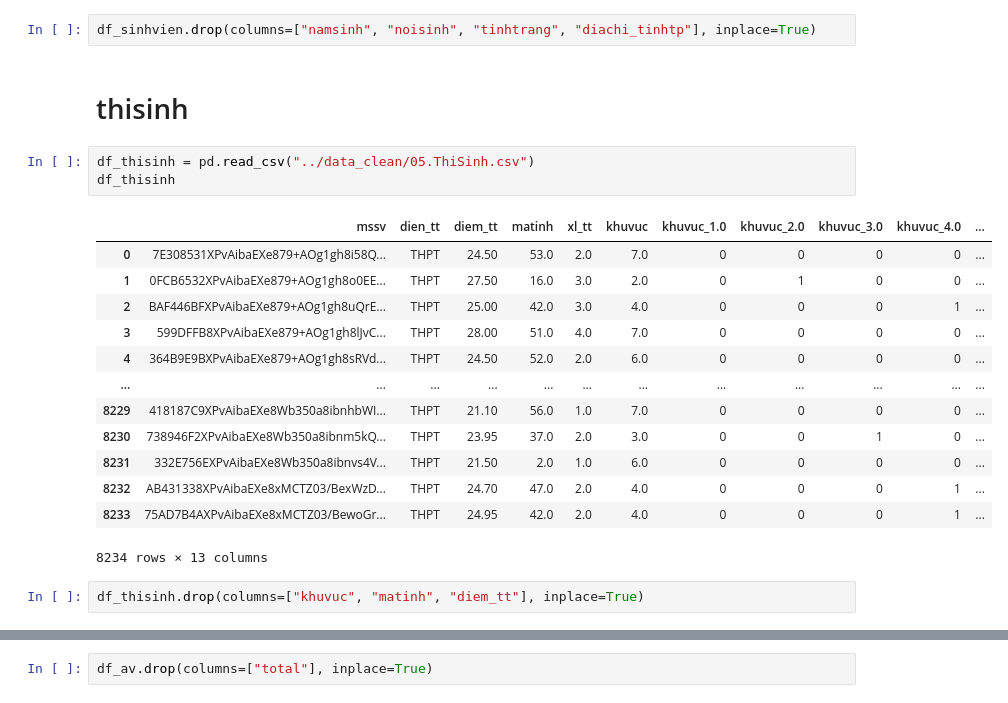
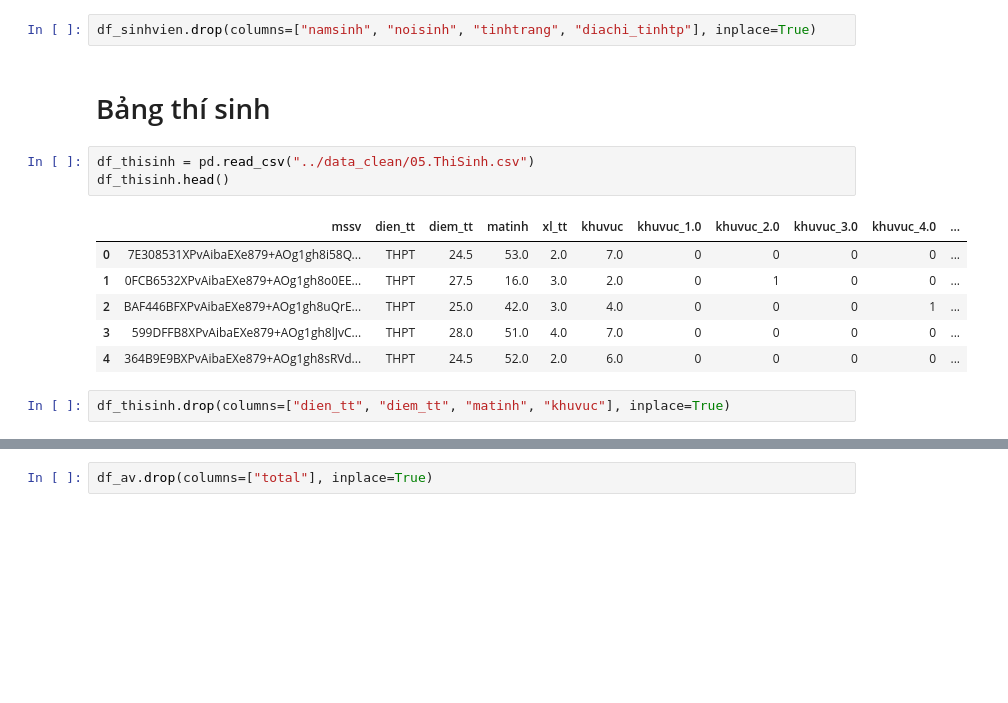
Before and after one commit to anhducbuui270802/Educational_DataMining, a Jupyter notebook: TEST_CLASSIFICATION/main.ipynb, the cells around one changed output, grey strips where cells are left out. Drawn from its saved outputs; the diff is of its cells as text; blank space fills up the shorter version.

```diff
--- a/TEST_CLASSIFICATION/main.ipynb
+++ b/TEST_CLASSIFICATION/main.ipynb
@@ -25,23 +18,16 @@ df_sinhvien
 # %%
 df_sinhvien.drop(columns=["namsinh", "noisinh", "tinhtrang", "diachi_tinhtp"], inplace=True)
-# %% [markdown]
-# thisinh
+# %% [markdown]
+# Bảng thí sinh
 # %%
 df_thisinh = pd.read_csv("../data_clean/05.ThiSinh.csv")
-df_thisinh
+df_thisinh.head()
 # %% [output]
 |  | mssv | dien_tt | diem_tt | matinh | xl_tt | khuvuc | khuvuc_1.0 | khuvuc_2.0 | khuvuc_3.0 | khuvuc_4.0 | ... |
-| 0 | 7E308531XPvAibaEXe879+AOg1gh8i58Q... | THPT | 24.50 | 53.0 | 2.0 | 7.0 | 0 | 0 | 0 | 0 | ... |
-| 1 | 0FCB6532XPvAibaEXe879+AOg1gh8o0EE... | THPT | 27.50 | 16.0 | 3.0 | 2.0 | 0 | 1 | 0 | 0 | ... |
-| 2 | BAF446BFXPvAibaEXe879+AOg1gh8uQrE... | THPT | 25.00 | 42.0 | 3.0 | 4.0 | 0 | 0 | 0 | 1 | ... |
-| 3 | 599DFFB8XPvAibaEXe879+AOg1gh8lJvC... | THPT | 28.00 | 51.0 | 4.0 | 7.0 | 0 | 0 | 0 | 0 | ... |
-| 4 | 364B9E9BXPvAibaEXe879+AOg1gh8sRVd... | THPT | 24.50 | 52.0 | 2.0 | 6.0 | 0 | 0 | 0 | 0 | ... |
-| ... | ... | ... | ... | ... | ... | ... | ... | ... | ... | ... | ... |
-| 8229 | 418187C9XPvAibaEXe8Wb350a8ibnhbWI... | THPT | 21.10 | 56.0 | 1.0 | 7.0 | 0 | 0 | 0 | 0 | ... |
-| 8230 | 738946F2XPvAibaEXe8Wb350a8ibnm5kQ... | THPT | 23.95 | 37.0 | 2.0 | 3.0 | 0 | 0 | 1 | 0 | ... |
-| 8231 | 332E756EXPvAibaEXe8Wb350a8ibnvs4V... | THPT | 21.50 | 2.0 | 1.0 | 6.0 | 0 | 0 | 0 | 0 | ... |
-| 8232 | AB431338XPvAibaEXe8xMCTZ03/BexWzD... | THPT | 24.70 | 47.0 | 2.0 | 4.0 | 0 | 0 | 0 | 1 | ... |
-| 8233 | 75AD7B4AXPvAibaEXe8xMCTZ03/BewoGr... | THPT | 24.95 | 42.0 | 2.0 | 4.0 | 0 | 0 | 0 | 1 | ... |
+| 0 | 7E308531XPvAibaEXe879+AOg1gh8i58Q... | THPT | 24.5 | 53.0 | 2.0 | 7.0 | 0 | 0 | 0 | 0 | ... |
+| 1 | 0FCB6532XPvAibaEXe879+AOg1gh8o0EE... | THPT | 27.5 | 16.0 | 3.0 | 2.0 | 0 | 1 | 0 | 0 | ... |
+| 2 | BAF446BFXPvAibaEXe879+AOg1gh8uQrE... | THPT | 25.0 | 42.0 | 3.0 | 4.0 | 0 | 0 | 0 | 1 | ... |
+| 3 | 599DFFB8XPvAibaEXe879+AOg1gh8lJvC... | THPT | 28.0 | 51.0 | 4.0 | 7.0 | 0 | 0 | 0 | 0 | ... |
+| 4 | 364B9E9BXPvAibaEXe879+AOg1gh8sRVd... | THPT | 24.5 | 52.0 | 2.0 | 6.0 | 0 | 0 | 0 | 0 | ... |
-8234 rows × 13 columns
 # %%
-df_thisinh.drop(columns=["khuvuc", "matinh", "diem_tt"], inplace=True)
+df_thisinh.drop(columns=["dien_tt", "diem_tt", "matinh", "khuvuc"], inplace=True)
```
Also changed, not shown: parts of 112 cells of this notebook.
